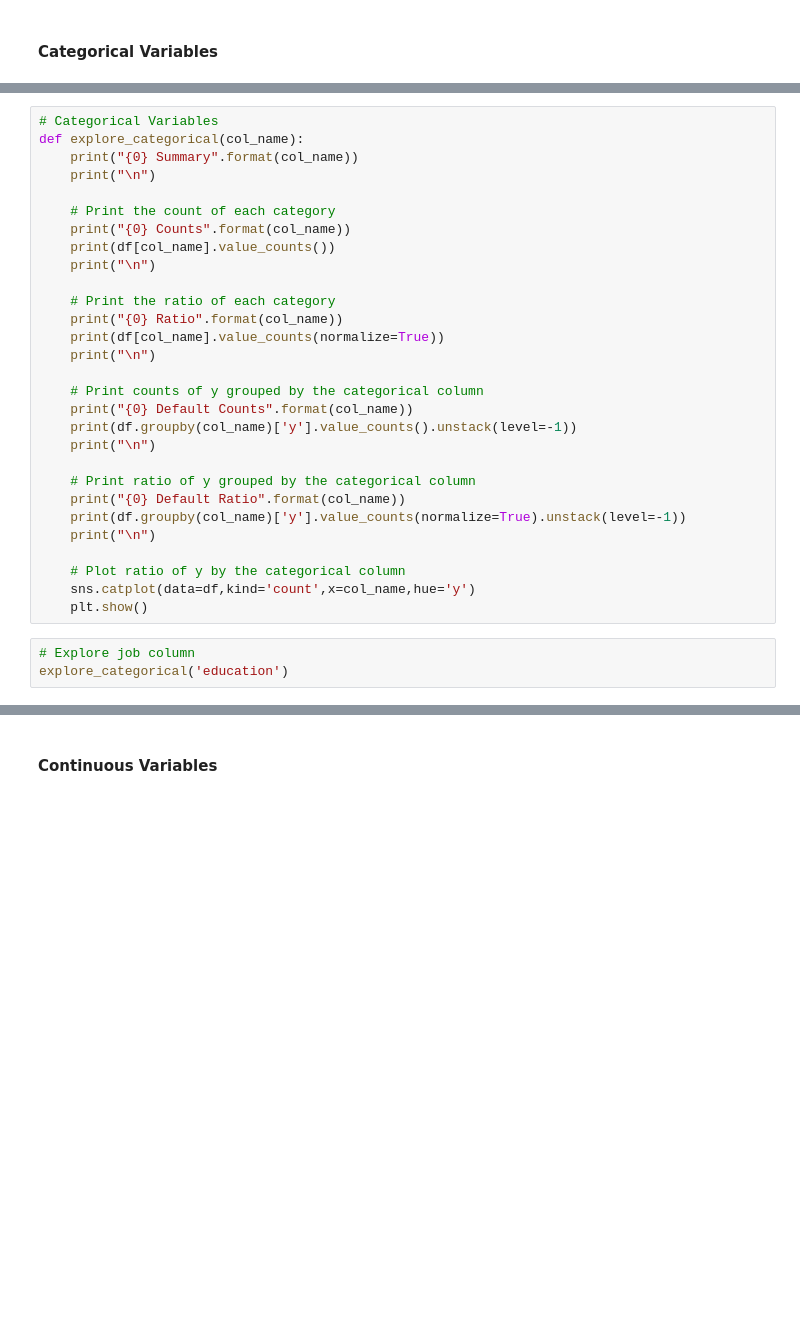
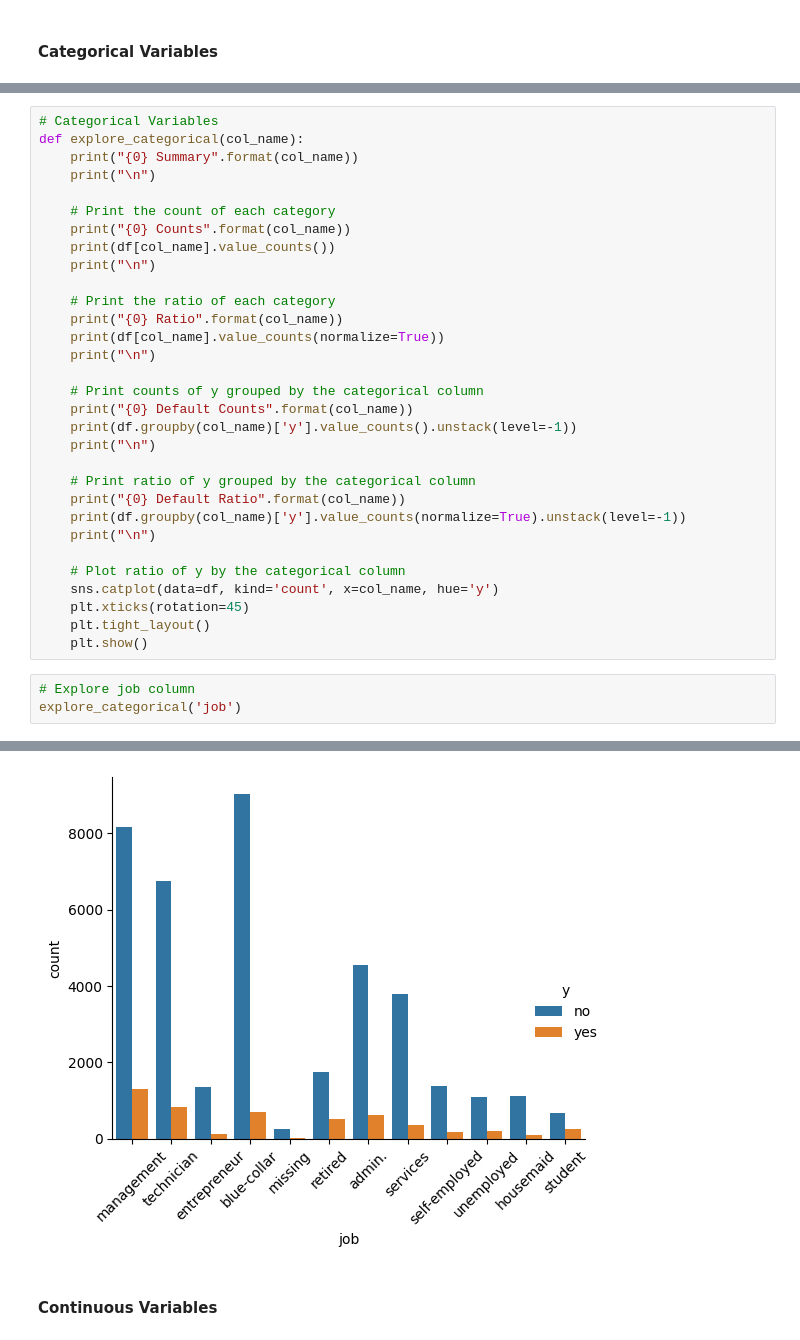
Before and after one commit to jmanwillz/ACML-Project, a Jupyter notebook: ann/data-preprocessing.ipynb, the cells around one changed output, grey strips where cells are left out. Cells and saved outputs as stored; diff of their text form; blank space fills up the shorter version.

```diff
--- a/ann/data-preprocessing.ipynb
+++ b/ann/data-preprocessing.ipynb
@@ -93,8 +217,11 @@ def explore_categorical(col_name):
     print("\n")
 
     # Plot ratio of y by the categorical column
-    sns.catplot(data=df,kind='count',x=col_name,hue='y')
+    sns.catplot(data=df, kind='count', x=col_name, hue='y')
+    plt.xticks(rotation=45)
+    plt.tight_layout()
     plt.show()
 # %%
 # Explore job column
-explore_categorical('education')
+explore_categorical('job')
+# %% [output]
@@ -101,3 +245,4 @@ explore_categorical('education')
+[figure, added]
 # %% [markdown]
 #### Continuous Variables
 # %%
```
Also changed, not shown: parts of 37 cells of this notebook.
